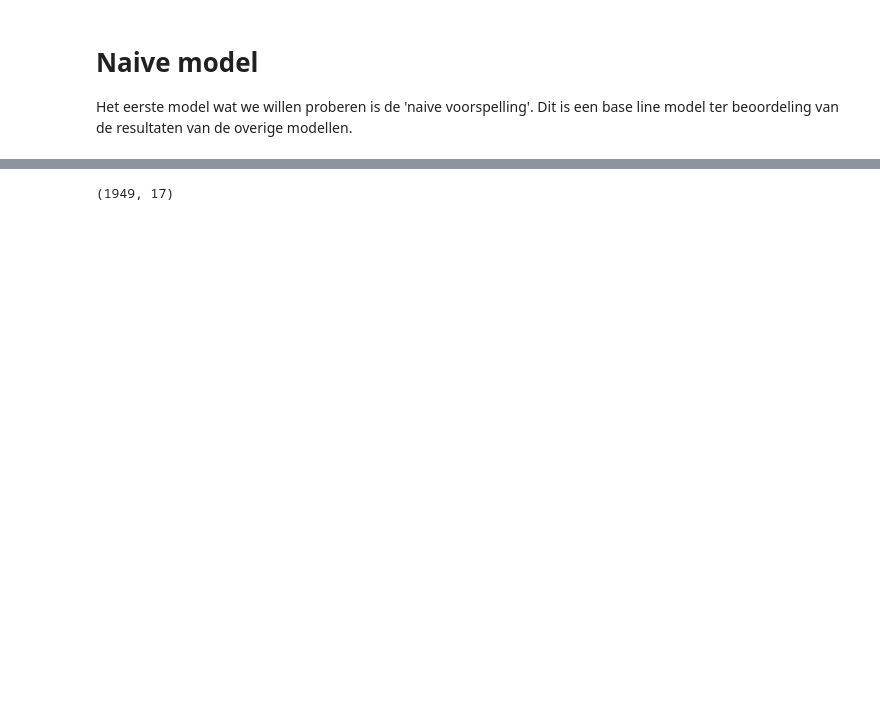
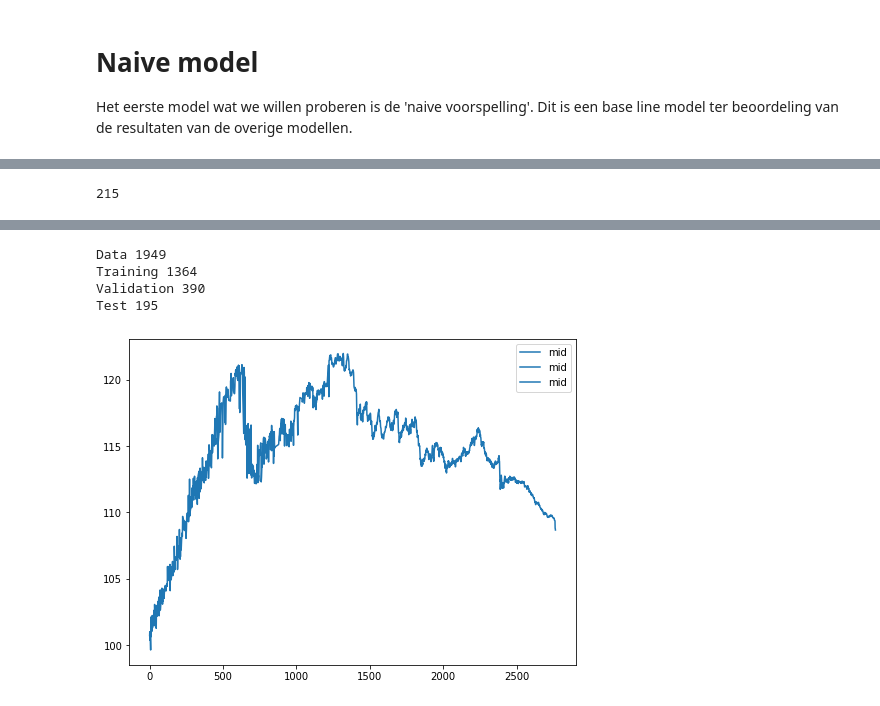
Before and after one commit to Merijn68/BondTrading, a Jupyter notebook: notebooks/04_modeling.ipynb, the cells around one changed output, grey strips where cells are left out. Cells and saved outputs as stored; diff of their text form; code cells hidden in the pictures; blank space fills up the shorter version.

```diff
--- a/notebooks/04_modeling.ipynb
+++ b/notebooks/04_modeling.ipynb
@@ -32,0 +29,8 @@ df_serie = make_dataset.read_single_bond('BE0000332412')
+# %%
+len(df_price['reference_identifier'].unique())
+# %% [output]
+215
+# %%
+(df_train, df_val, df_test) = make_dataset.read_single_bond('BE0000332412')
+visualize.lplot([df_train, df_val, df_test ])
+# %% [output]
@@ -33,10 +38,14 @@ df_serie = make_dataset.read_single_bond('BE0000332412')
+Data 1949
+Training 1364
+Validation 390
+Test 195
+[figure, added]
 # %%
-df_serie.shape
+from src.models import base_model
+from src.models import window
 
-
+w = window.WindowGenerator(24,24,1,df_train,df_val, df_test, ['mid'])
 
 # For sampling business Days
 #    from pandas.tseries.offsets import BDay
 #    pd.date_range('2015-07-01', periods=5, freq=BDay())
-# %% [output]
-(1949, 17)
```
Also changed, not shown: parts of 35 cells of this notebook, 6 other files.
